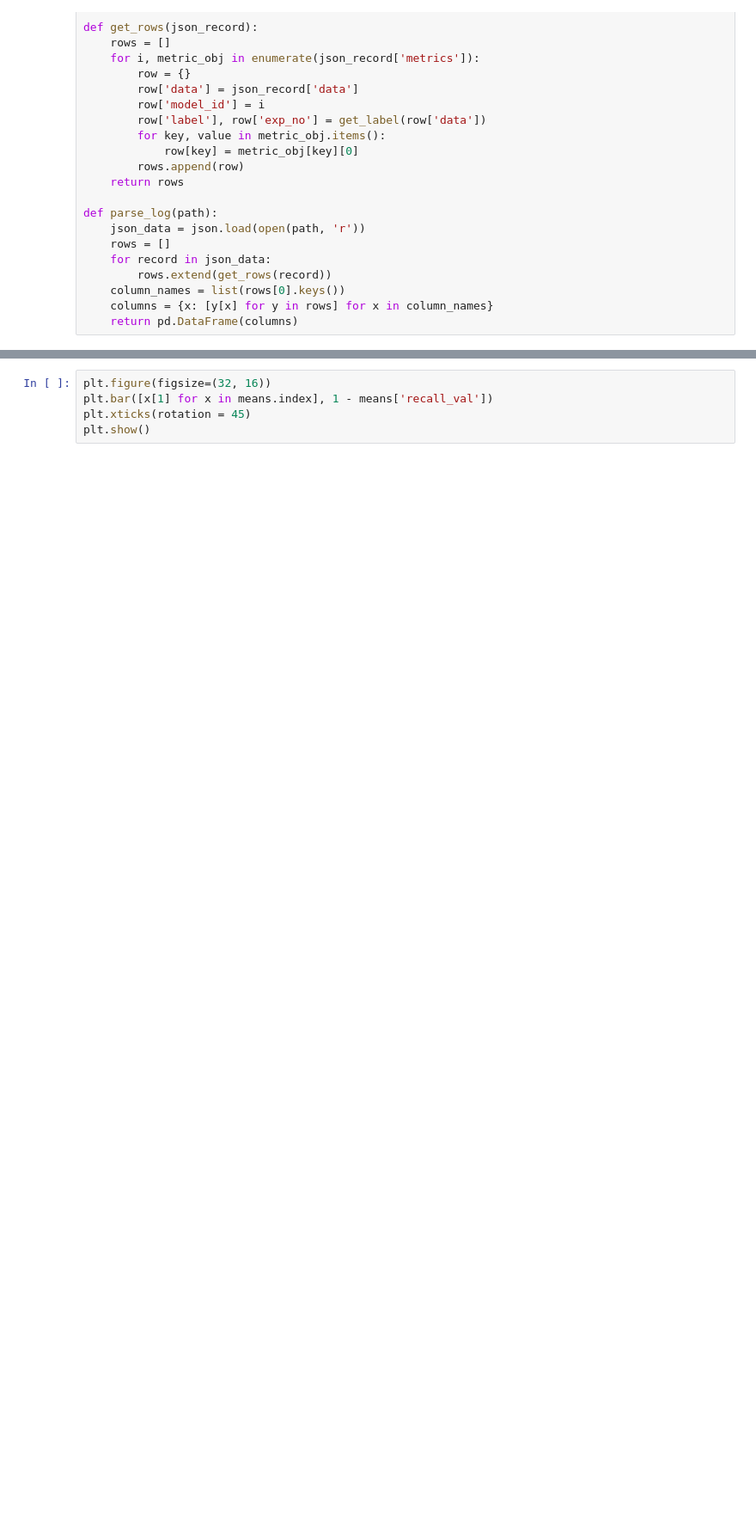
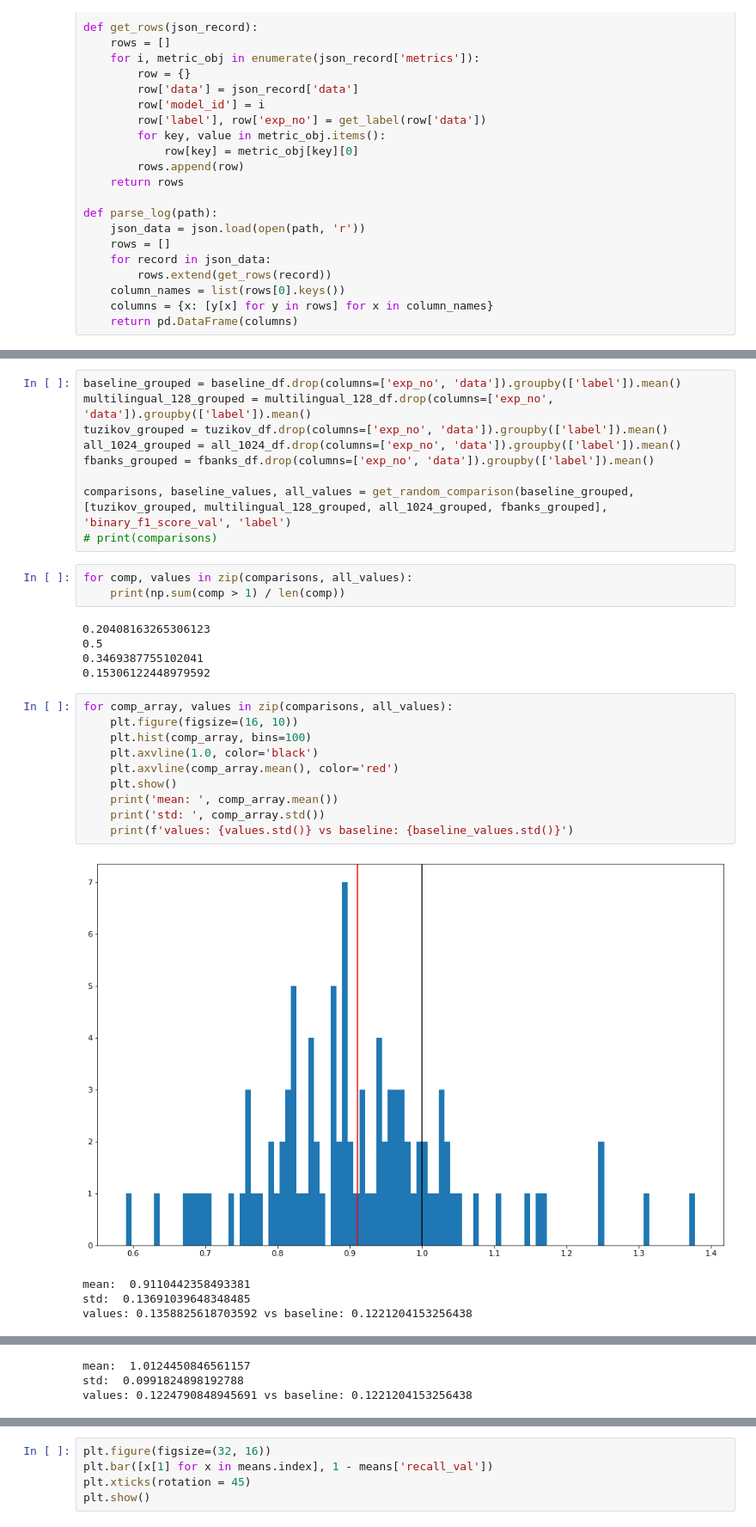
Before and after one commit to VKuzia/multilingual-keyword-spotting, a Jupyter notebook: parsing_csvs.ipynb, the cells around one changed output, grey strips where cells are left out. Shown: that part at 86% size. Drawn from its saved outputs; the diff is of its cells as text; blank space fills up the shorter version.

```diff
--- a/parsing_csvs.ipynb
+++ b/parsing_csvs.ipynb
@@ -48,0 +185,32 @@ display(df)
+# %%
+baseline_grouped = baseline_df.drop(columns=['exp_no', 'data']).groupby(['label']).mean()
+multilingual_128_grouped = multilingual_128_df.drop(columns=['exp_no', 'data']).groupby(['label']).mean()
+tuzikov_grouped = tuzikov_df.drop(columns=['exp_no', 'data']).groupby(['label']).mean()
+all_1024_grouped = all_1024_df.drop(columns=['exp_no', 'data']).groupby(['label']).mean()
+fbanks_grouped = fbanks_df.drop(columns=['exp_no', 'data']).groupby(['label']).mean()
+
+comparisons, baseline_values, all_values = get_random_comparison(baseline_grouped, [tuzikov_grouped, multilingual_128_grouped, all_1024_grouped, fbanks_grouped], 'binary_f1_score_val', 'label')
+# print(comparisons)
+# %%
+for comp, values in zip(comparisons, all_values):
+    print(np.sum(comp > 1) / len(comp))
+# %% [output]
+0.20408163265306123
+0.5
+0.3469387755102041
+0.15306122448979592
+# %%
+for comp_array, values in zip(comparisons, all_values):
+    plt.figure(figsize=(16, 10))
+    plt.hist(comp_array, bins=100)
+    plt.axvline(1.0, color='black')
+    plt.axvline(comp_array.mean(), color='red')
+    plt.show()
+    print('mean: ', comp_array.mean())
+    print('std: ', comp_array.std())
+    print(f'values: {values.std()} vs baseline: {baseline_values.std()}')
+# %% [output]
+[figure, added]
+mean:  0.9110442358493381
+std:  0.13691039648348485
+values: 0.1358825618703592 vs baseline: 0.1221204153256438
@@ -48,0 +218,3 @@ display(df)
+mean:  1.0124450846561157
+std:  0.0991824898192788
+values: 0.1224790848945691 vs baseline: 0.1221204153256438
```
Also changed, not shown: parts of 18 cells of this notebook, 3 other files.
